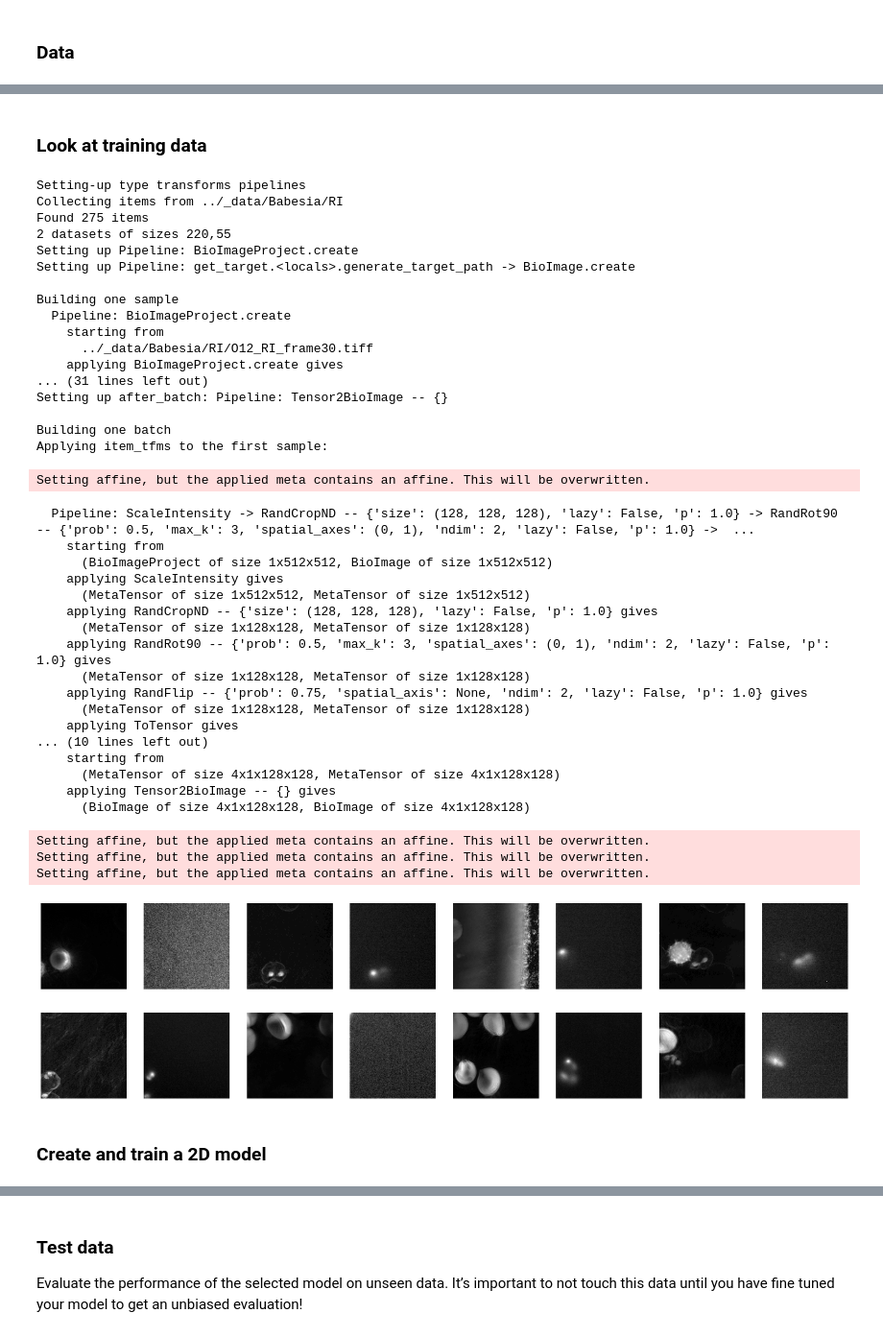
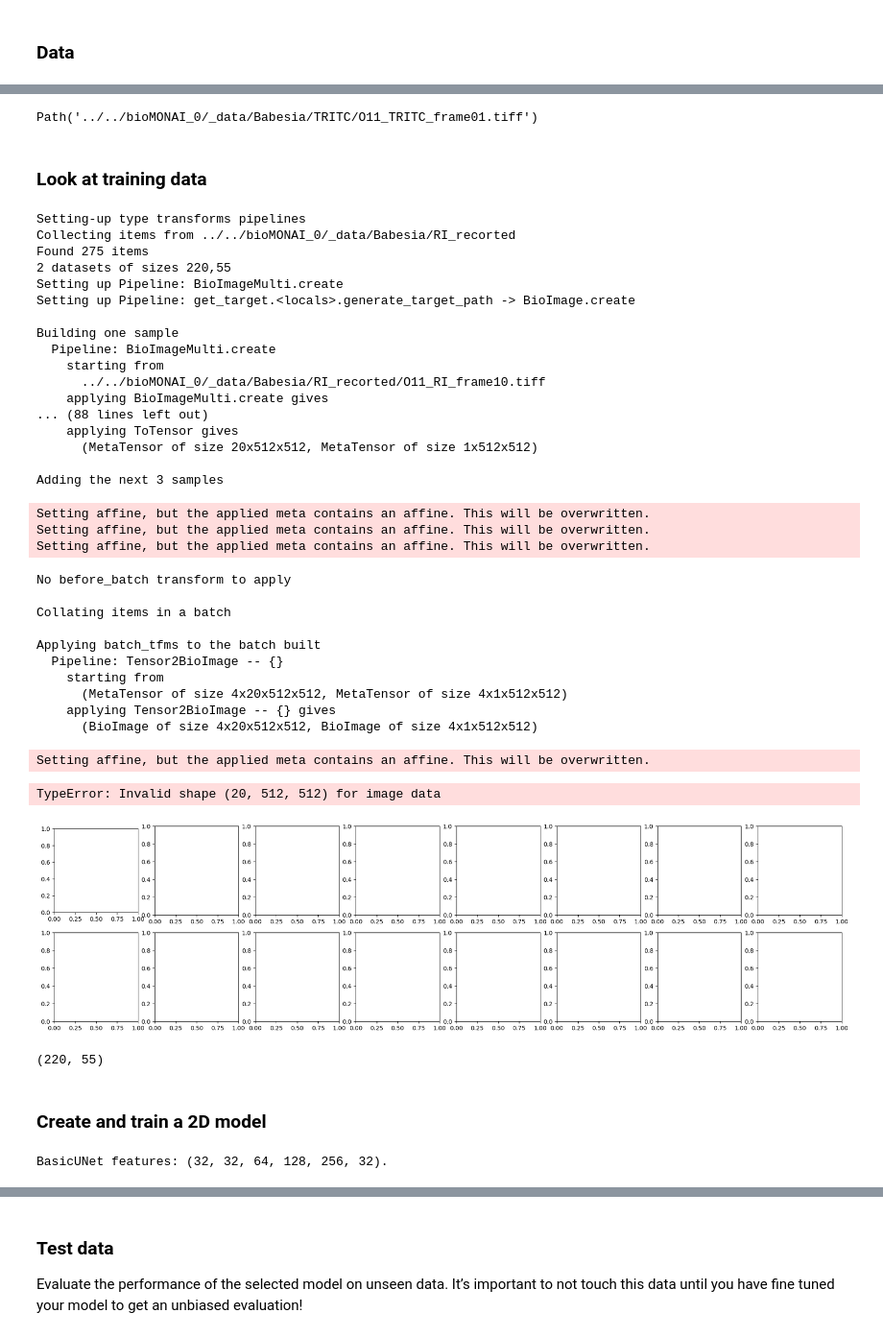
Before and after one commit to bmandracchia/bioMONAI, a Jupyter notebook: nbs/901_demo_RI2FL_2d.ipynb, the cells around one changed output, grey strips where cells are left out. Shown at 96% size. Drawn from its saved outputs; the diff is of its cells as text; code cells hidden in the pictures.

```diff
--- a/nbs/901_demo_RI2FL_2d.ipynb
+++ b/nbs/901_demo_RI2FL_2d.ipynb
@@ -22,9 +22,9 @@ cuda
 # %% [markdown]
 ### Data
 # %%
-bs, size = 8, 128
+bs, size = 8, 2048
 # arch = models.resnet34
-# path = Path('../../bioMONAI_0/_data/Babesia/')
-path = Path('../_data/Babesia/')
-path_x = path/'RI'
+path = Path('../../bioMONAI_0/_data/Babesia')
+#path = Path('../_data/Babesia/')
+path_x = path/'RI_recorted'
 path_y = path/'TRITC'
@@ -73,3 +31,9 @@ tensor(1.+0.j)
+# %%
+
+from bioMONAI.core import get_target
+get_target(path_y, same_filename=False, signal_file_prefix='RI', target_file_prefix='TRITC')(path / 'O11_RI_frame01.tiff')
+# %% [output]
+Path('../../bioMONAI_0/_data/Babesia/TRITC/O11_TRITC_frame01.tiff')
 # %% [markdown]
 ### Look at training data
 # %%
@@ -83,61 +47,57 @@ item_tfms = [ScaleIntensity(minv=0.0, maxv=1.0),
 # %%
 
 from bioMONAI.core import get_target
 
-dblock = DataBlock(blocks=(BioImageBlock(cls=BioImageProject), BioImageBlock(cls=BioImage)),
+dblock = DataBlock(blocks=(BioImageBlock(cls=BioImageMulti), BioImageBlock(cls=BioImage)),
                    get_items=get_image_files,
                    get_y=get_target(path_y, same_filename=False, signal_file_prefix='RI', target_file_prefix='TRITC'),
                    splitter=RandomSplitter(valid_pct=0.2),
                    item_tfms=item_tfms,
                    )
 
 dblock.summary(path_x)
 
 dls = dblock.dataloaders(path_x, bs=bs)
-dls.show_batch(max_n=8, cmap='gray')
+#dls.show_batch(max_n=8, cmap='gray')
 # %% [output]
 Setting-up type transforms pipelines
-Collecting items from ../_data/Babesia/RI
+Collecting items from ../../bioMONAI_0/_data/Babesia/RI_recorted
 Found 275 items
 2 datasets of sizes 220,55
-Setting up Pipeline: BioImageProject.create
+Setting up Pipeline: BioImageMulti.create
 Setting up Pipeline: get_target.<locals>.generate_target_path -> BioImage.create
 
 Building one sample
-  Pipeline: BioImageProject.create
+  Pipeline: BioImageMulti.create
     starting from
-      ../_data/Babesia/RI/O12_RI_frame30.tiff
-    applying BioImageProject.create gives
-... (31 lines left out)
-Setting up after_batch: Pipeline: Tensor2BioImage -- {}
+      ../../bioMONAI_0/_data/Babesia/RI_recorted/O11_RI_frame10.tiff
+    applying BioImageMulti.create gives
+... (88 lines left out)
+    applying ToTensor gives
+      (MetaTensor of size 20x512x512, MetaTensor of size 1x512x512)
 
-Building one batch
-Applying item_tfms to the first sample:
+Adding the next 3 samples
 Setting affine, but the applied meta contains an affine. This will be overwritten.
+Setting affine, but the applied meta contains an affine. This will be overwritten.
+Setting affine, but the applied meta contains an affine. This will be overwritten.
-  Pipeline: ScaleIntensity -> RandCropND -- {'size': (128, 128, 128), 'lazy': False, 'p': 1.0} -> RandRot90 -- {'prob': 0.5, 'max_k': 3, 'spatial_axes': (0, 1), 'ndim': 2, 'lazy': False, 'p': 1.0} ->  ...
+No before_batch transform to apply
+
+Collating items in a batch
+
+Applying batch_tfms to the batch built
+  Pipeline: Tensor2BioImage -- {}
     starting from
-      (BioImageProject of size 1x512x512, BioImage of size 1x512x512)
-    applying ScaleIntensity gives
-      (MetaTensor of size 1x512x512, MetaTensor of size 1x512x512)
-    applying RandCropND -- {'size': (128, 128, 128), 'lazy': False, 'p': 1.0} gives
-      (MetaTensor of size 1x128x128, MetaTensor of size 1x128x128)
-    applying RandRot90 -- {'prob': 0.5, 'max_k': 3, 'spatial_axes': (0, 1), 'ndim': 2, 'lazy': False, 'p': 1.0} gives
-      (MetaTensor of size 1x128x128, MetaTensor of size 1x128x128)
-    applying RandFlip -- {'prob': 0.75, 'spatial_axis': None, 'ndim': 2, 'lazy': False, 'p': 1.0} gives
-      (MetaTensor of size 1x128x128, MetaTensor of size 1x128x128)
-    applying ToTensor gives
-... (10 lines left out)
-    starting from
-      (MetaTensor of size 4x1x128x128, MetaTensor of size 4x1x128x128)
+      (MetaTensor of size 4x20x512x512, MetaTensor of size 4x1x512x512)
     applying Tensor2BioImage -- {} gives
-      (BioImage of size 4x1x128x128, BioImage of size 4x1x128x128)
+      (BioImage of size 4x20x512x512, BioImage of size 4x1x512x512)
 Setting affine, but the applied meta contains an affine. This will be overwritten.
-Setting affine, but the applied meta contains an affine. This will be overwritten.
-Setting affine, but the applied meta contains an affine. This will be overwritten.
+TypeError: Invalid shape (20, 512, 512) for image data
-[figure, old version]
+[figure, new version]
 # %%
 # training and validation
 len(dls.train_ds.items), len(dls.valid_ds.items)
+# %% [output]
+(220, 55)
 # %% [markdown]
 ### Create and train a 2D model
 # %%
@@ -145,9 +105,11 @@ from monai.networks.nets import UNet # AttentionUnet, DynUNet, UNet, BasicUNet
 # %%
 # model = UNet(spatial_dims=2, in_channels=1, out_channels=1, channels=(16, 32, 64, 128, 256),strides=(2, 2, 2, 2), num_res_units=2).model
-model = UNet(spatial_dims=2, in_channels=1, out_channels=1, channels=(32, 64, 128, 256),strides=(1, 2, 2), num_res_units=2).model
+#model = UNet(spatial_dims=2, in_channels=1, out_channels=1, channels=(32, 64, 128, 256),strides=(1, 2, 2), num_res_units=2).model
 # model = AttentionUnet(spatial_dims=2, in_channels=1, out_channels=1, channels=(16, 32, 64),strides=(1, 1))
 # model = DynUNet(spatial_dims=2, in_channels=1, out_channels=1, strides=(1, 2, 2),kernel_size=(3, 3, 3), upsample_kernel_size=(2, 2), res_block=True) # it tends to create hot pixels
-# model = BasicUNet(spatial_dims=2, in_channels=1, out_channels=1)
+model = BasicUNet(spatial_dims=2, in_channels=1, out_channels=1)
+# %% [output]
+BasicUNet features: (32, 32, 64, 128, 256, 32).
 # %%
 from bioMONAI.losses import CombinedLoss
 loss_func = mse #CombinedLoss()
```
Also changed, not shown: parts of 7 cells of this notebook, 4 other files.
